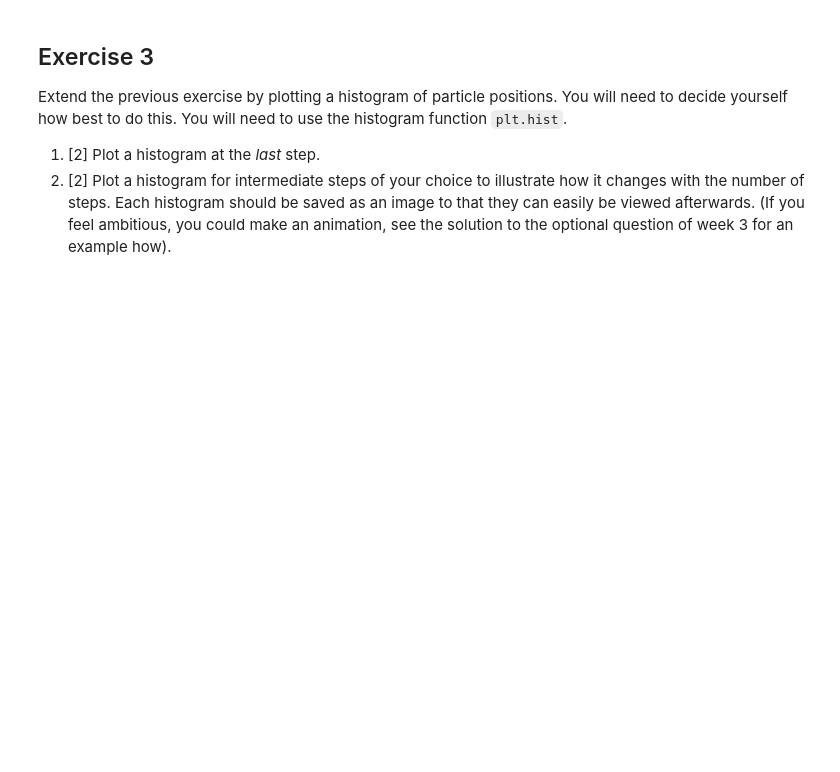
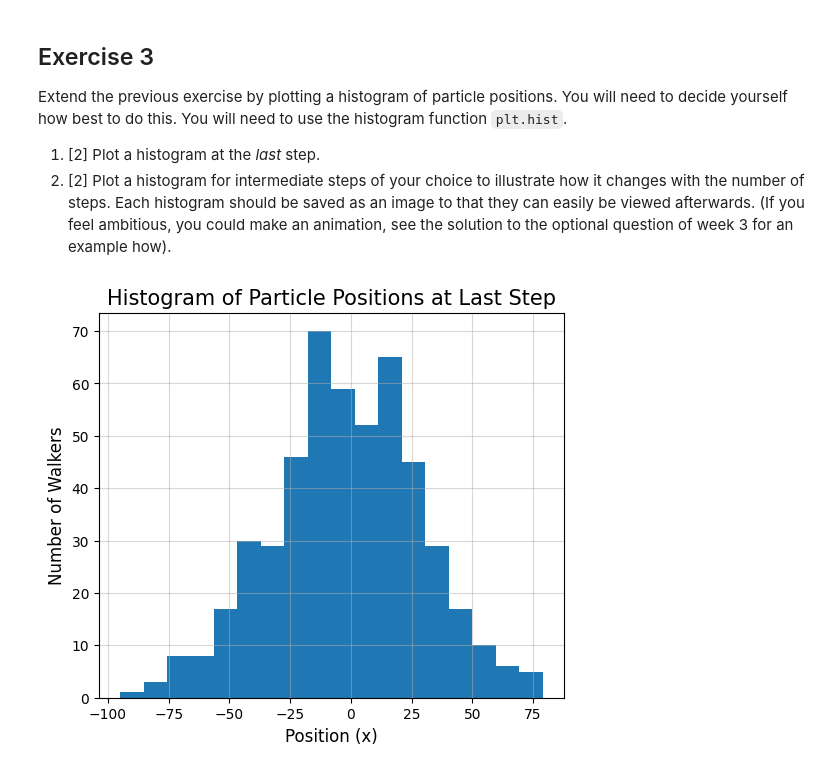
Before and after one commit to PX2145-2025/week-7-b-Lalsodagar-Adi, a Jupyter notebook: Random_walk_Adi_Lalsodagar.ipynb, the cells around one changed output. Cells and saved outputs as stored; diff of their text form; code cells hidden in the pictures; blank space fills up the shorter version.

```diff
--- a/Random_walk_Adi_Lalsodagar.ipynb
+++ b/Random_walk_Adi_Lalsodagar.ipynb
@@ -211,3 +271,18 @@ Extend the previous exercise by plotting a histogram of particle positions. You
 
  1. [2] Plot a histogram at the _last_ step.
  2. [2] Plot a histogram for intermediate steps of your choice to illustrate how it changes with the number of steps. Each histogram should be saved as an image to that they can easily be viewed afterwards. (If you feel ambitious, you could make an animation, see the solution to the optional question of week 3 for an example how).
+# %%
+# Part 1: Plot a histogram at the last step for the particle positions
+
+# Getting the positions of all walkers at the last step
+last_step_positions = particles[-1, :]
+
+plt.figure(figsize = (6,5))
+plt.hist(last_step_positions, bins='auto') # Using 15 bins
+plt.xlabel("Position (x)", fontsize=12)
+plt.ylabel("Number of Walkers", fontsize=12)
+plt.title("Histogram of Particle Positions at Last Step", fontsize=15)
+plt.grid(alpha=0.5)
+plt.show()
+# %% [output]
+[figure, added]
```
Also changed, not shown: parts of 8 cells of this notebook.
